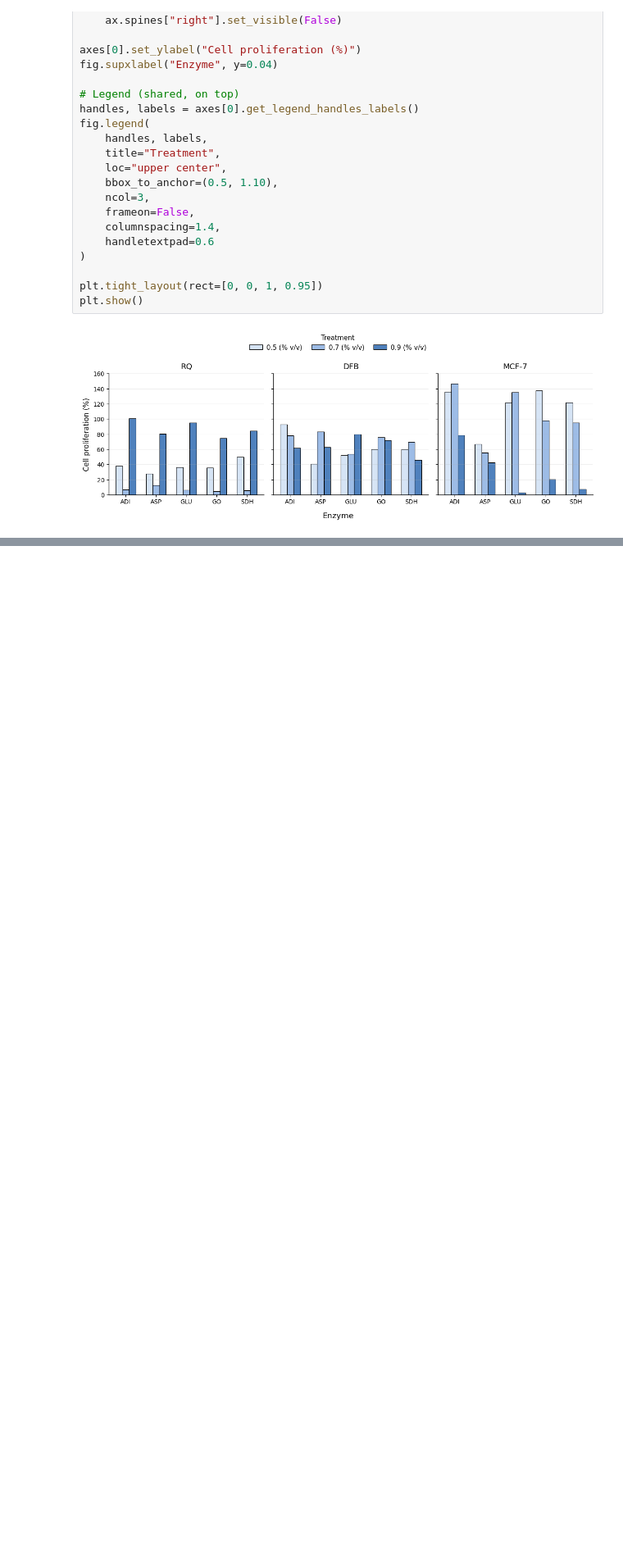
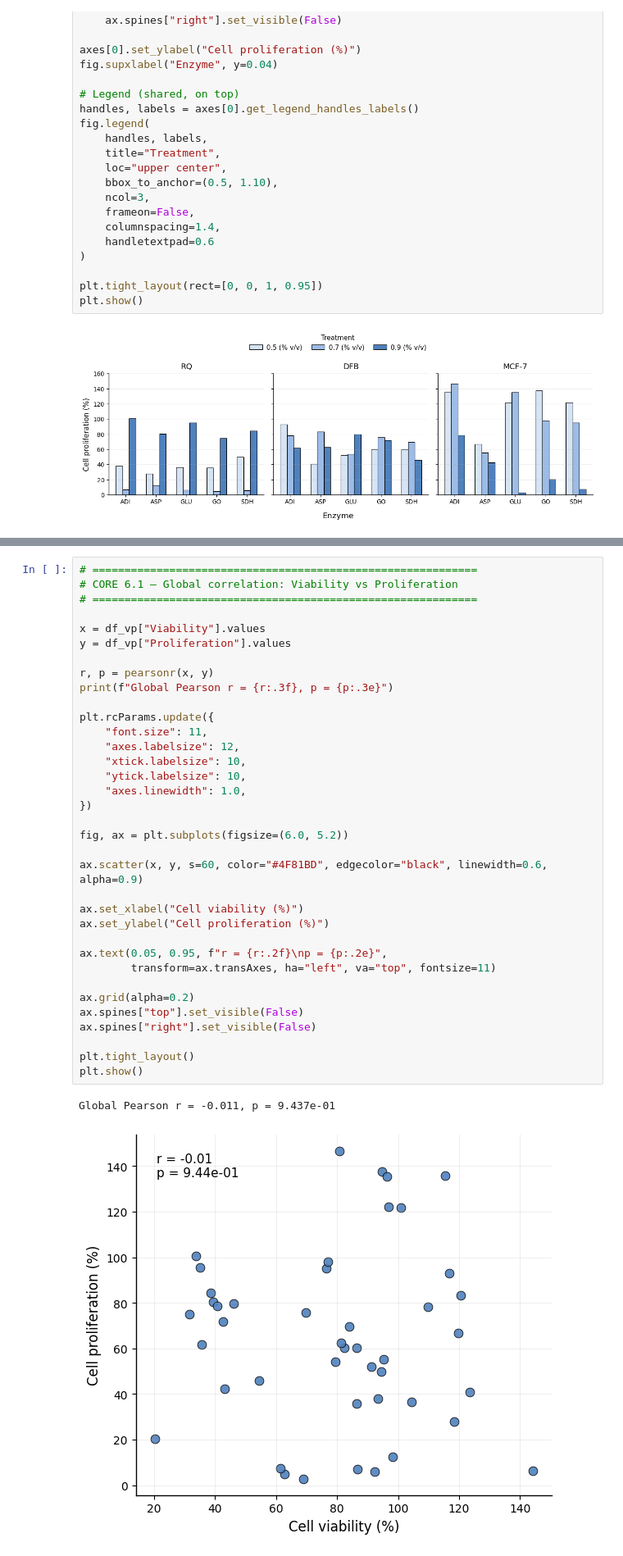
Before and after one commit to dMedinaO/Antiproliferative_activity_analysis, a Jupyter notebook: notebooks/working_with_viability_vs_proliferation.ipynb, the cells around one changed output, grey strips where cells are left out. Shown at 82% size. Drawn from its saved outputs; the diff is of its cells as text; blank space fills up the shorter version.

```diff
--- a/notebooks/working_with_viability_vs_proliferation.ipynb
+++ b/notebooks/working_with_viability_vs_proliferation.ipynb
@@ -164,0 +860,38 @@ plt.show()
+# %%
+# ============================================================
+# CORE 6.1 — Global correlation: Viability vs Proliferation
+# ============================================================
+
+x = df_vp["Viability"].values
+y = df_vp["Proliferation"].values
+
+r, p = pearsonr(x, y)
+print(f"Global Pearson r = {r:.3f}, p = {p:.3e}")
+
+plt.rcParams.update({
+    "font.size": 11,
+    "axes.labelsize": 12,
+    "xtick.labelsize": 10,
+    "ytick.labelsize": 10,
+    "axes.linewidth": 1.0,
+})
+
+fig, ax = plt.subplots(figsize=(6.0, 5.2))
+
+ax.scatter(x, y, s=60, color="#4F81BD", edgecolor="black", linewidth=0.6, alpha=0.9)
+
+ax.set_xlabel("Cell viability (%)")
+ax.set_ylabel("Cell proliferation (%)")
+
+ax.text(0.05, 0.95, f"r = {r:.2f}\np = {p:.2e}",
+        transform=ax.transAxes, ha="left", va="top", fontsize=11)
+
+ax.grid(alpha=0.2)
+ax.spines["top"].set_visible(False)
+ax.spines["right"].set_visible(False)
+
+plt.tight_layout()
+plt.show()
+# %% [output]
+Global Pearson r = -0.011, p = 9.437e-01
+[figure, added]
```
Also changed, not shown: parts of 44 cells of this notebook.
